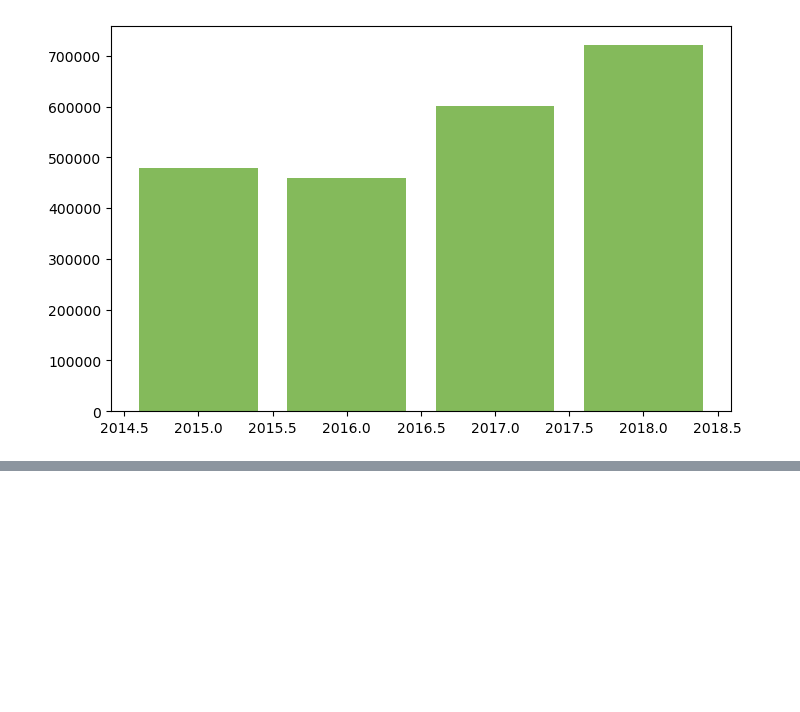
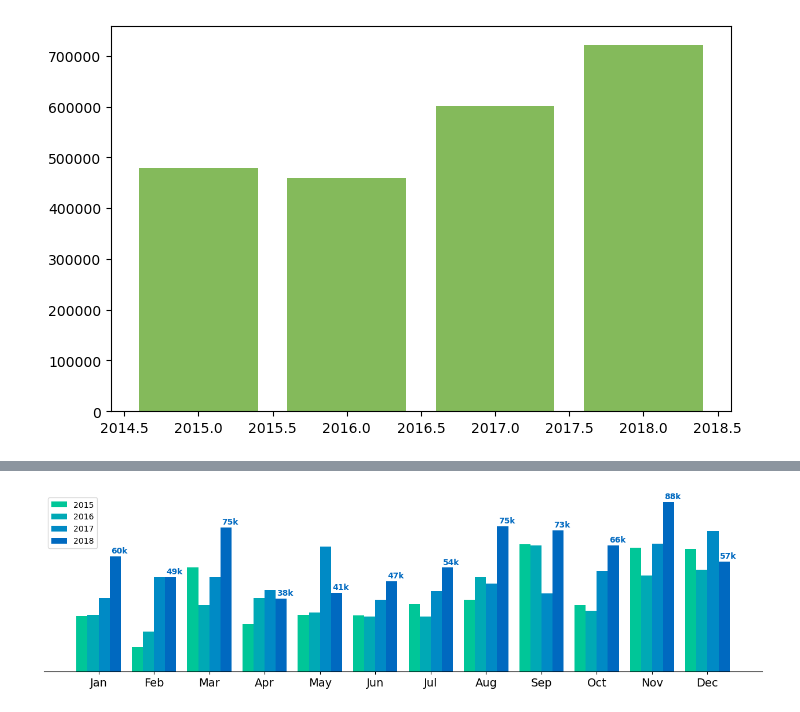
Before and after one commit to Oliveira-Gui/Project_03_Superstore_DataAnalysis, a Jupyter notebook: Superstore_DataAnalysis.ipynb, the cells around one changed output, grey strips where cells are left out. Saved outputs shown, nothing was run; the diff lists cells and outputs as text; code cells hidden in the pictures; blank space fills up the shorter version.

```diff
--- a/Superstore_DataAnalysis.ipynb
+++ b/Superstore_DataAnalysis.ipynb
@@ -192,0 +260,3 @@ plt.show()
+# %%
+# Creating a column with the month
+base['month'] = base['Order Date'].dt.month
@@ -192,0 +266,4 @@ plt.show()
+# %%
+# Verificando os valores gerados
+sum_month = pd.DataFrame(base.groupby(['year', 'month'])['Sales'].sum())
+display(sum_month)
@@ -192,0 +291,3 @@ plt.show()
+# %%
+# Let's turn the indexes into columns
+sum_month = sum_month.reset_index()
@@ -192,0 +315,62 @@ plt.show()
+# %%
+fig,ax = plt.subplots(
+            figsize = (16,4) # Figure size
+        )
+
+wid = 0.2 # Size of the bars
+
+ax.bar(sum_month[sum_month.year == 2015].month.values-wid-wid/2, # Adjusting the position of the bars
+       sum_month[sum_month.year == 2015].Sales.values,
+       color="#00c698", # Color of the bars
+       label=2015, # Data label
+       width=wid # Bar width
+      )
+ax.bar(sum_month[sum_month.year == 2016].month.values-wid/2, # Adjusting the position of the bars
+       sum_month[sum_month.year == 2016].Sales.values,
+       color="#00a9b5",
+       label=2016,
+       width=wid
+      )
+
+# Adding the rest of the bars
+ax.bar(sum_month[sum_month.year == 2017].month.values+wid/2, # Adjusting the position of the bars
+       sum_month[sum_month.year == 2017].Sales.values,
+       color="#008ac5",
+       label=2017,
+       width=wid
+      )
+ax.bar(sum_month[sum_month.year == 2018].month.values+wid+wid/2, # Adjusting the position of the bars
+       sum_month[sum_month.year == 2018].Sales.values,
+       color="#0069c0",
+       label=2018,
+       width=wid
+      )
+
+# Adding the data label for 2018
+for i in np.arange(0,12):
+    ax.annotate('{:,.0f}k'.format(sum_month[sum_month.year == 2018].Sales.values[i]/1000), # Values that will be shown as labels, already formatted
+                (sum_month[sum_month.year == 2018].month.values[i]+wid+wid/2,sum_month[sum_month.year == 2018].Sales.values[i]), # Position (x,y where these values will be)
+                ha="center",  # Horizontal text alignment
+                va="top", # Vertical text alignment
+                xytext=(5,12), # Displacement from the point where the text would have been
+                textcoords="offset points",  # Coordinate system that xytext will reference (in this case it will be in points, not pixels)
+                fontsize=10, # Label font size
+                fontweight='bold', # Label font thickness
+                color="#0069c0" # Label color
+            )
+
+ax.yaxis.set_visible(False) # Removing the values from the y-axis
+
+ax.spines['top'].set_visible(False) # Removing the dashes from the graph
+ax.spines['left'].set_visible(False)
+ax.spines['right'].set_visible(False)
+
+ax.xaxis.set_ticks(np.arange(1,13)) # Adjusting the values of x
+ax.set_xticklabels(['Jan','Feb','Mar','Apr','May','Jun','Jul','Aug','Sep','Oct','Nov','Dec'])
+ax.tick_params(axis='x',labelsize=14) # Improving the look of the x-axis
+
+ax.legend()
+
+plt.show()
+# %% [output]
+[figure, added]
```
Also changed, not shown: parts of 15 cells of this notebook.
